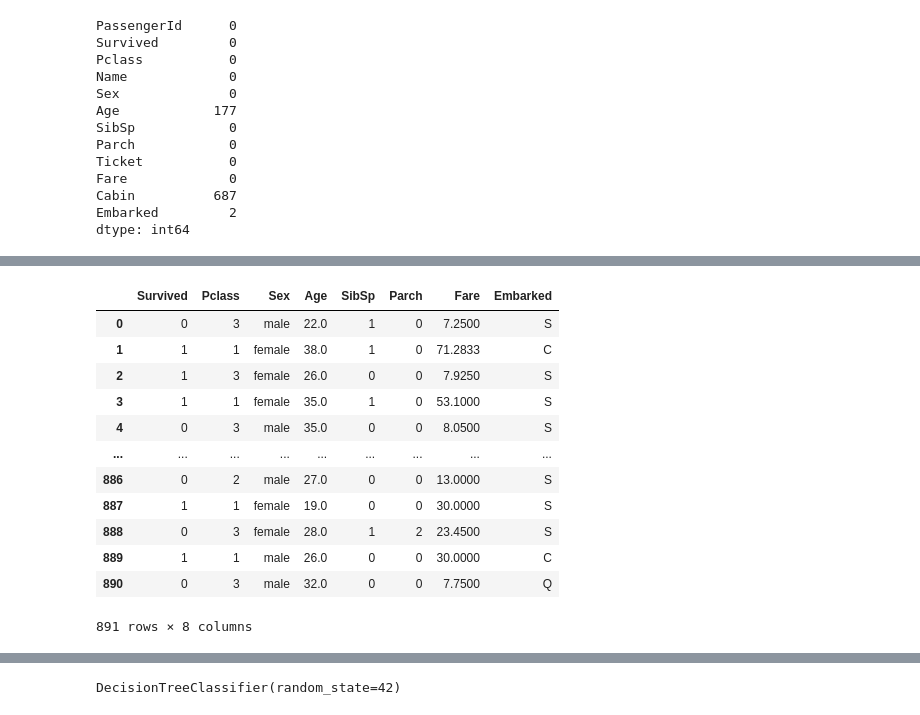
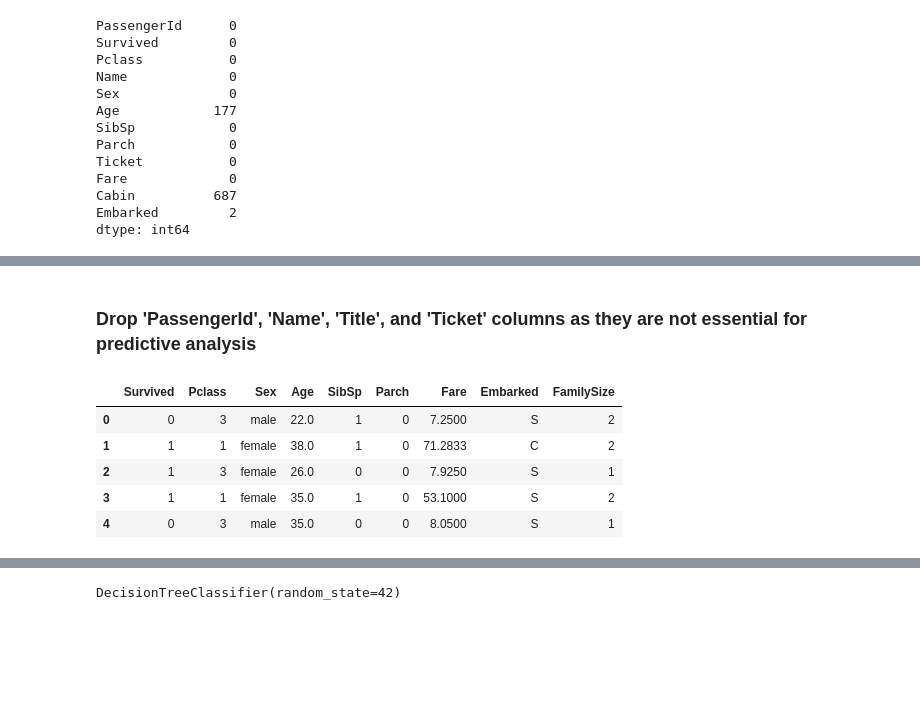
Before and after one commit to tanzirmehedi/IAB330-Applied-Internet-of-Things, a Jupyter notebook: Workshop 7/titanic.ipynb, the cells around one changed output, grey strips where cells are left out. Saved outputs shown, nothing was run; the diff lists cells and outputs as text; code cells hidden in the pictures; blank space fills up the shorter version.

```diff
--- a/Workshop 7/titanic.ipynb
+++ b/Workshop 7/titanic.ipynb
@@ -43,0 +143,5 @@ dtype: int64
+# %%
+data['Title'] = data['Name'].str.extract(r' ([A-Za-z]+)\.', expand=False)
+
+title_counts = data['Title'].value_counts()  # Count of each title to understand the distribution of titles in the dataset
+print(title_counts)
@@ -43,0 +225,5 @@ dtype: int64
+# %%
+# Create a new feature 'FamilySize' by adding the number of siblings/spouses ('SibSp')
+# and the number of parents/children ('Parch') for each passenger, plus 1 (for the passenger themselves)
+data["FamilySize"] = data["SibSp"] + data["Parch"] + 1
+data
@@ -44,11 +285,6 @@ dtype: int64
 # %%
-# Age and Fare can be filled with the median value
-data['Age'] = data['Age'].fillna(data['Age'].median())
-data['Fare'] = data['Fare'].fillna(data['Fare'].median())
-
-# The Cabin column should be dropped
-data.drop(columns=['Cabin'], inplace=True)
-data
+data['Age'] = data['Age'].fillna(data['Age'].median())  # This is useful for handling missing data while preserving central tendencies in the dataset
+data.head(5)                                            # Display the modified dataset to confirm changes
 # %% [output]
 |  | PassengerId | Survived | Pclass | Name | Sex | Age | SibSp | Parch | Ticket | Fare | ... |
 | 0 | 1 | 0 | 3 | Braund, Mr. Owen Harris | male | 22.0 | 1 | 0 | A/5 21171 | 7.2500 | ... |
@@ -66,17 +326,12 @@ data
+# %% [markdown]
+### Drop 'PassengerId', 'Name', 'Title', and 'Ticket' columns as they are not essential for predictive analysis
 # %%
-data.drop(columns=['PassengerId', 'Name', 'Ticket'], inplace=True)
-data
+data.drop(columns=['PassengerId', 'Name', 'Ticket', 'Title'], inplace=True)  # 'PassengerId' is an identifier, and 'Name' and 'Ticket' don't directly contribute to survival prediction
+data.head(5)                                                          # Display the first five rows of the updated dataset to confirm the changes
 # %% [output]
-|  | Survived | Pclass | Sex | Age | SibSp | Parch | Fare | Embarked |
-| 0 | 0 | 3 | male | 22.0 | 1 | 0 | 7.2500 | S |
-| 1 | 1 | 1 | female | 38.0 | 1 | 0 | 71.2833 | C |
-| 2 | 1 | 3 | female | 26.0 | 0 | 0 | 7.9250 | S |
-| 3 | 1 | 1 | female | 35.0 | 1 | 0 | 53.1000 | S |
-| 4 | 0 | 3 | male | 35.0 | 0 | 0 | 8.0500 | S |
-| ... | ... | ... | ... | ... | ... | ... | ... | ... |
-| 886 | 0 | 2 | male | 27.0 | 0 | 0 | 13.0000 | S |
-| 887 | 1 | 1 | female | 19.0 | 0 | 0 | 30.0000 | S |
-| 888 | 0 | 3 | female | 28.0 | 1 | 2 | 23.4500 | S |
-| 889 | 1 | 1 | male | 26.0 | 0 | 0 | 30.0000 | C |
-| 890 | 0 | 3 | male | 32.0 | 0 | 0 | 7.7500 | Q |
+|  | Survived | Pclass | Sex | Age | SibSp | Parch | Fare | Embarked | FamilySize |
+| 0 | 0 | 3 | male | 22.0 | 1 | 0 | 7.2500 | S | 2 |
+| 1 | 1 | 1 | female | 38.0 | 1 | 0 | 71.2833 | C | 2 |
+| 2 | 1 | 3 | female | 26.0 | 0 | 0 | 7.9250 | S | 1 |
+| 3 | 1 | 1 | female | 35.0 | 1 | 0 | 53.1000 | S | 2 |
+| 4 | 0 | 3 | male | 35.0 | 0 | 0 | 8.0500 | S | 1 |
-891 rows × 8 columns
```
Also changed, not shown: parts of 130 cells of this notebook, 1 other file.
